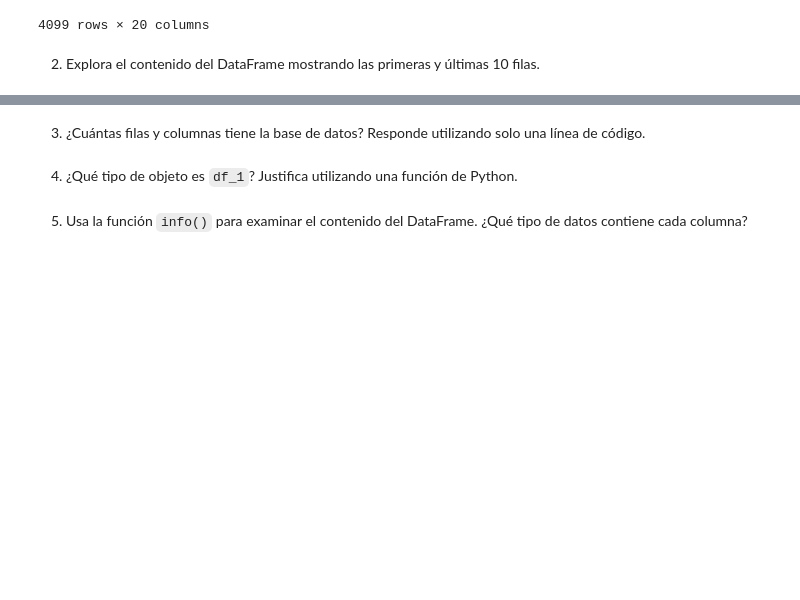
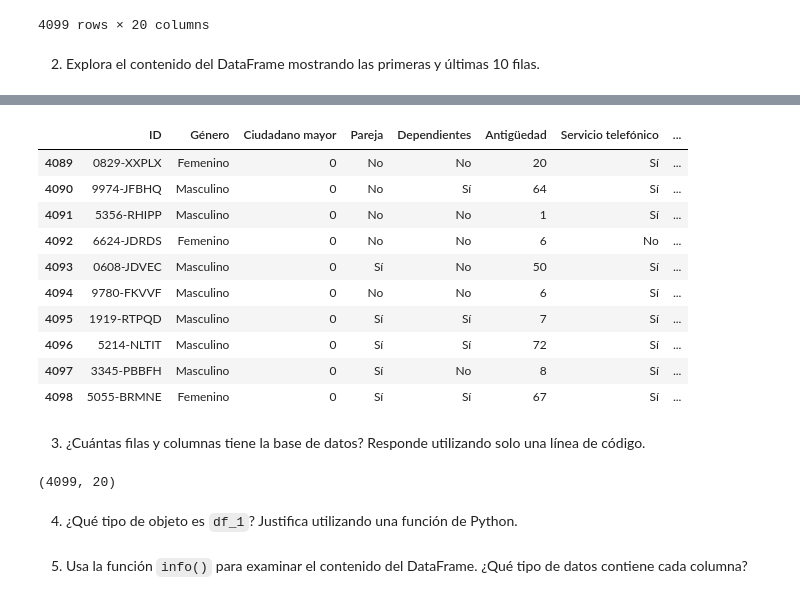
Before and after one commit to oscar-abud/Aprendiendo-Pandas-Python, a Jupyter notebook: Laboratorio 0_Introducción a Pandas.ipynb, the cells around one changed output, grey strips where cells are left out. Drawn from its saved outputs; the diff is of its cells as text; code cells hidden in the pictures; blank space fills up the shorter version.

```diff
--- a/Laboratorio 0_Introducción a Pandas.ipynb
+++ b/Laboratorio 0_Introducción a Pandas.ipynb
@@ -143,5 +157,24 @@ df_1
+# %%
+
+df_1.tail(10) #Para ver las últimas 10 filas del DataFrame
+# %% [output]
+|  | ID | Género | Ciudadano mayor | Pareja | Dependientes | Antigüedad | Servicio telefónico | ... |
+| 4089 | 0829-XXPLX | Femenino | 0 | No | No | 20 | Sí | ... |
+| 4090 | 9974-JFBHQ | Masculino | 0 | No | Sí | 64 | Sí | ... |
+| 4091 | 5356-RHIPP | Masculino | 0 | No | No | 1 | Sí | ... |
+| 4092 | 6624-JDRDS | Femenino | 0 | No | No | 6 | No | ... |
+| 4093 | 0608-JDVEC | Masculino | 0 | Sí | No | 50 | Sí | ... |
+| 4094 | 9780-FKVVF | Masculino | 0 | No | No | 6 | Sí | ... |
+| 4095 | 1919-RTPQD | Masculino | 0 | Sí | Sí | 7 | Sí | ... |
+| 4096 | 5214-NLTIT | Masculino | 0 | Sí | Sí | 72 | Sí | ... |
+| 4097 | 3345-PBBFH | Masculino | 0 | Sí | No | 8 | Sí | ... |
+| 4098 | 5055-BRMNE | Femenino | 0 | Sí | Sí | 67 | Sí | ... |
 # %% [markdown]
 3. ¿Cuántas filas y columnas tiene la base de datos? Responde utilizando solo una línea de código.
+# %%
+df_1.shape #Para ver la forma del DataFrame, es decir, cuántas filas y columnas tiene.
+# %% [output]
+(4099, 20)
 # %% [markdown]
 4. ¿Qué tipo de objeto es `df_1`? Justifica utilizando una función de Python.
 # %% [markdown]
```
Also changed, not shown: parts of 1 cell of this notebook.
